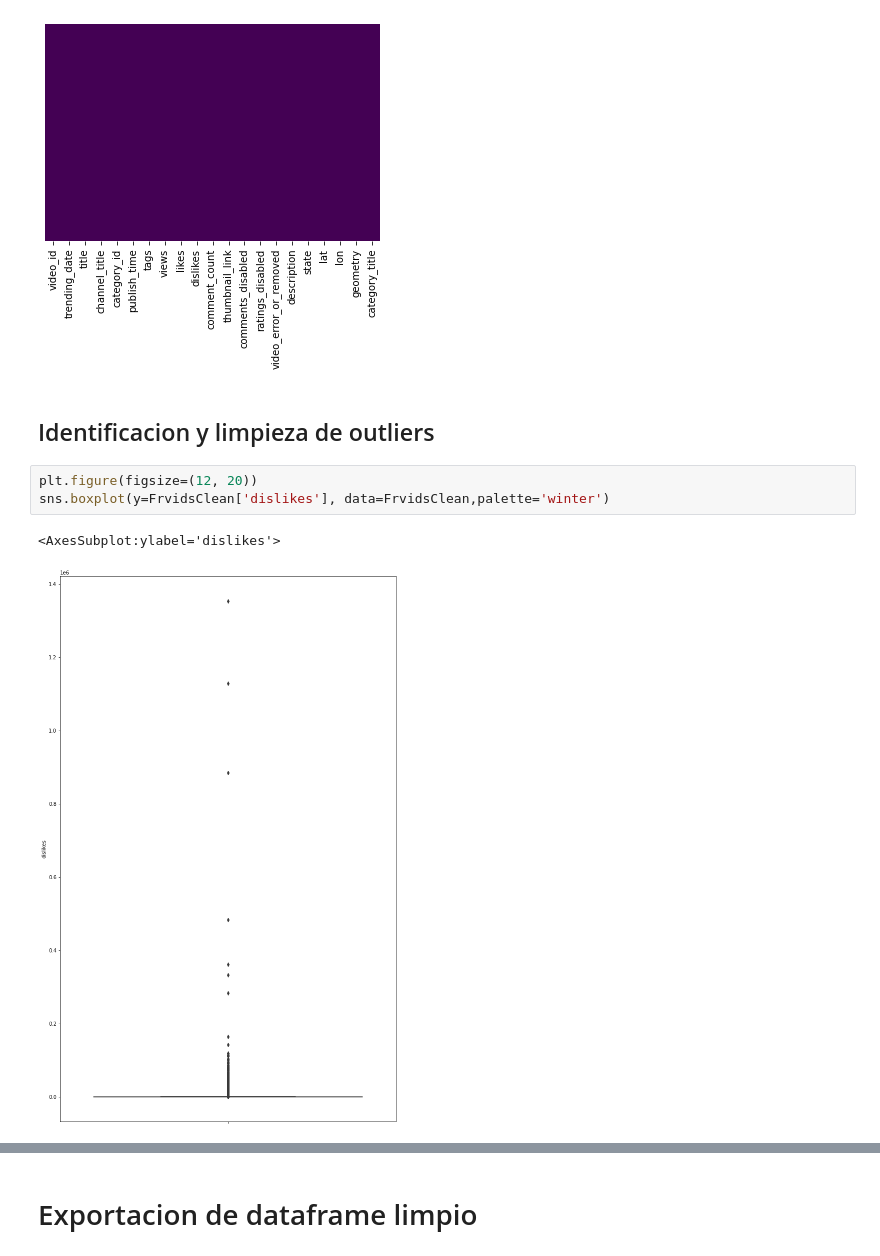
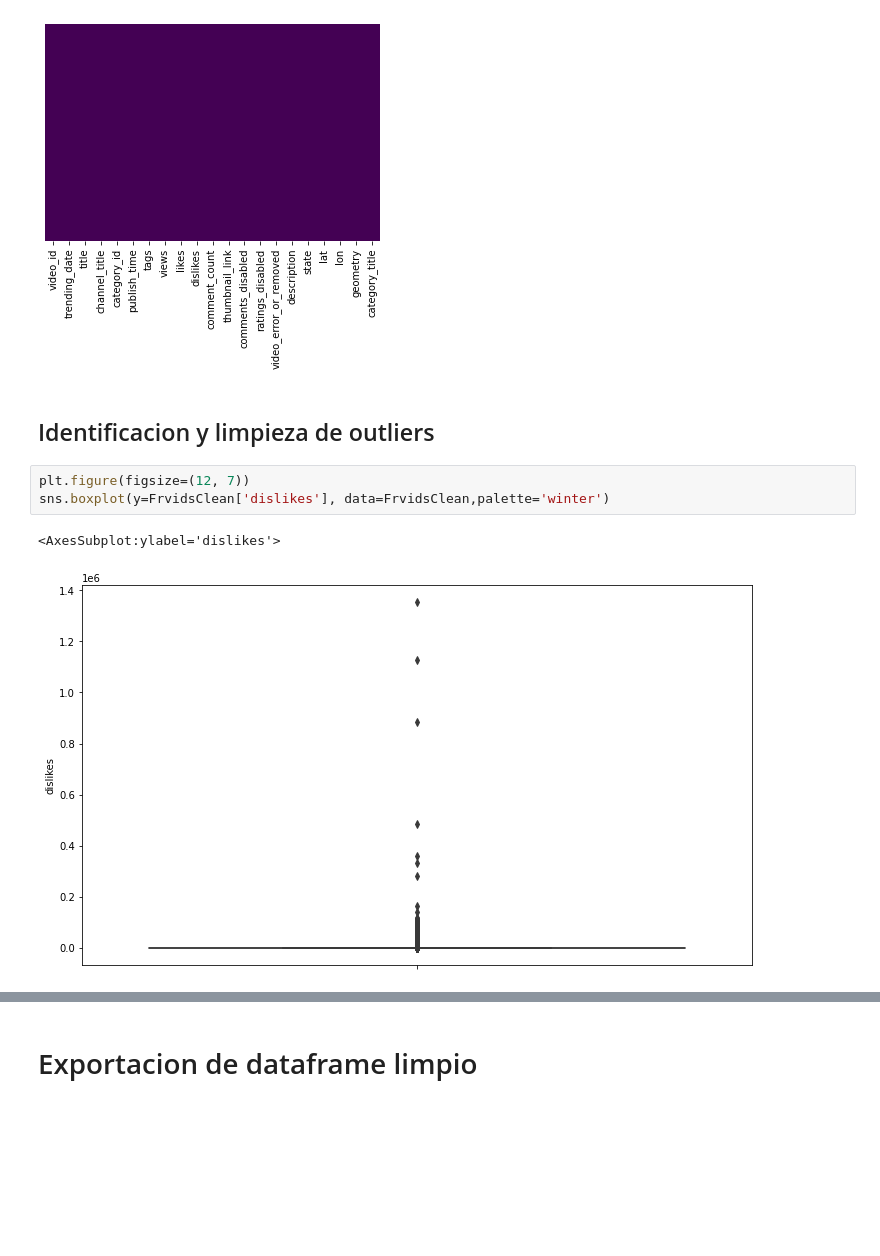
Before and after one commit to SebsPER/-EB-2021-1-CC51, a Jupyter notebook: code/Carga-Inspeccion-PreProcesamiento.ipynb, the cells around one changed output, grey strips where cells are left out. Saved outputs shown, nothing was run; the diff lists cells and outputs as text; blank space fills up the shorter version.

```diff
--- a/code/Carga-Inspeccion-PreProcesamiento.ipynb
+++ b/code/Carga-Inspeccion-PreProcesamiento.ipynb
@@ -200,11 +200,11 @@ category_title            0
 dtype: int64
 <AxesSubplot:>
 [figure]
-# %% [markdown]
-## Identificacion y limpieza de outliers
+# %% [markdown]
+## Identificacion y limpieza de outliers
 # %%
-plt.figure(figsize=(12, 20))
+plt.figure(figsize=(12, 7))
 sns.boxplot(y=FrvidsClean['dislikes'], data=FrvidsClean,palette='winter')
 # %% [output]
 <AxesSubplot:ylabel='dislikes'>
-[figure, old version]
+[figure, new version]
```
Also changed, not shown: parts of 9 cells of this notebook, 2 other files.
